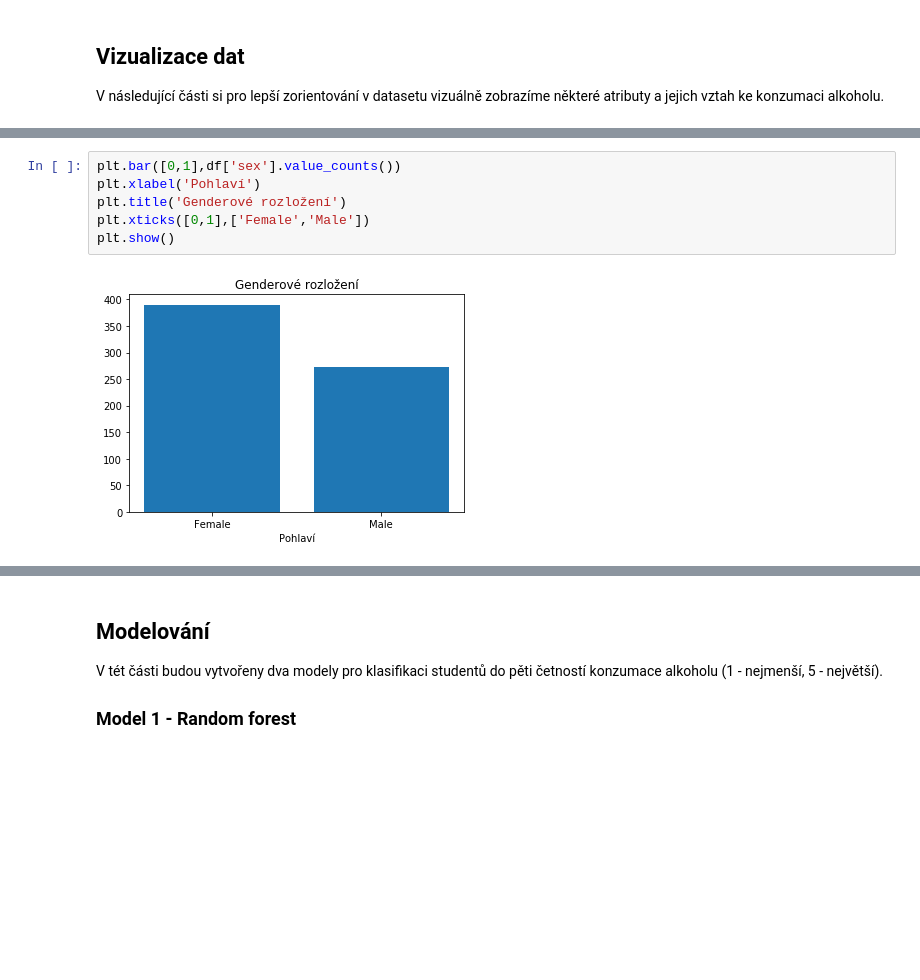
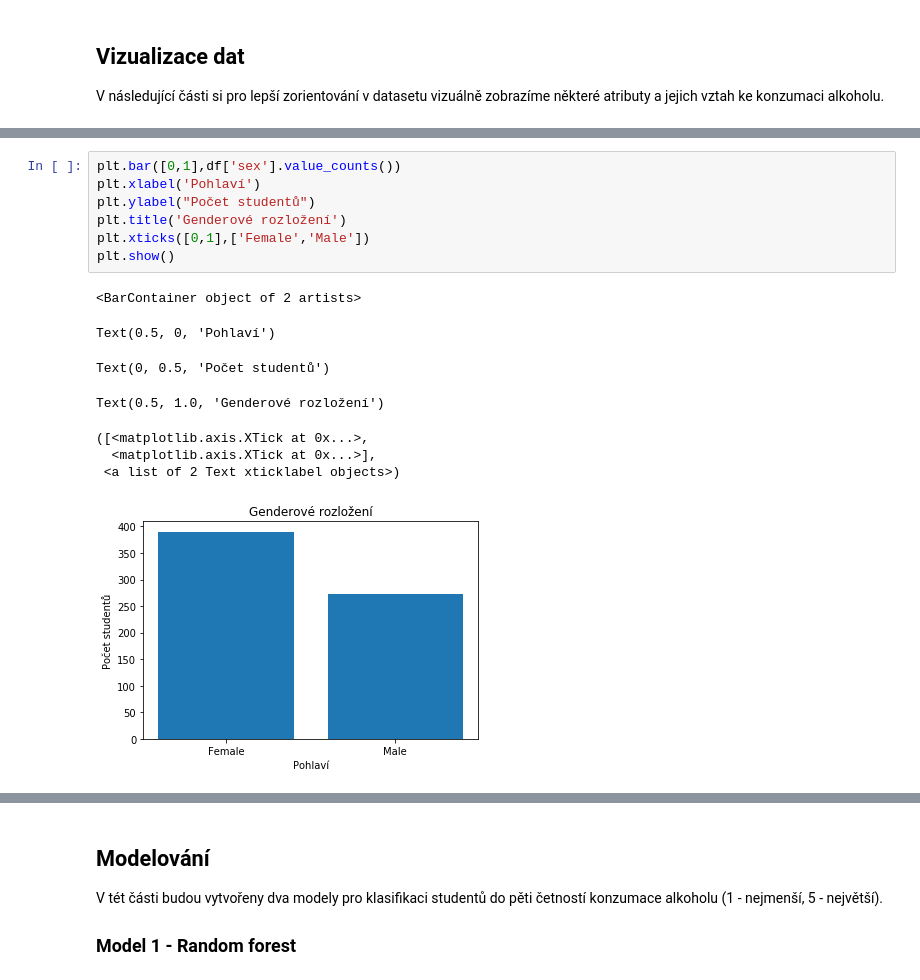
Before and after one commit to skaryys/python_semestralka, a Jupyter notebook: student_alcohol_consumption.ipynb, the cells around one changed output, grey strips where cells are left out. Saved outputs shown, nothing was run; the diff lists cells and outputs as text; blank space fills up the shorter version.

```diff
--- a/student_alcohol_consumption.ipynb
+++ b/student_alcohol_consumption.ipynb
@@ -164,10 +193,18 @@ plt.show()
 # %%
 plt.bar([0,1],df['sex'].value_counts())
 plt.xlabel('Pohlaví')
+plt.ylabel("Počet studentů")
 plt.title('Genderové rozložení')
 plt.xticks([0,1],['Female','Male'])
 plt.show()
 # %% [output]
+<BarContainer object of 2 artists>
+Text(0.5, 0, 'Pohlaví')
+Text(0, 0.5, 'Počet studentů')
+Text(0.5, 1.0, 'Genderové rozložení')
+([<matplotlib.axis.XTick at 0x...>,
+  <matplotlib.axis.XTick at 0x...>],
+ <a list of 2 Text xticklabel objects>)
-[figure, old version]
+[figure, new version]
 # %%
 plt.title('Závislost věku na vypitém množství alkoholu')
```
Also changed, not shown: parts of 11 cells of this notebook.
